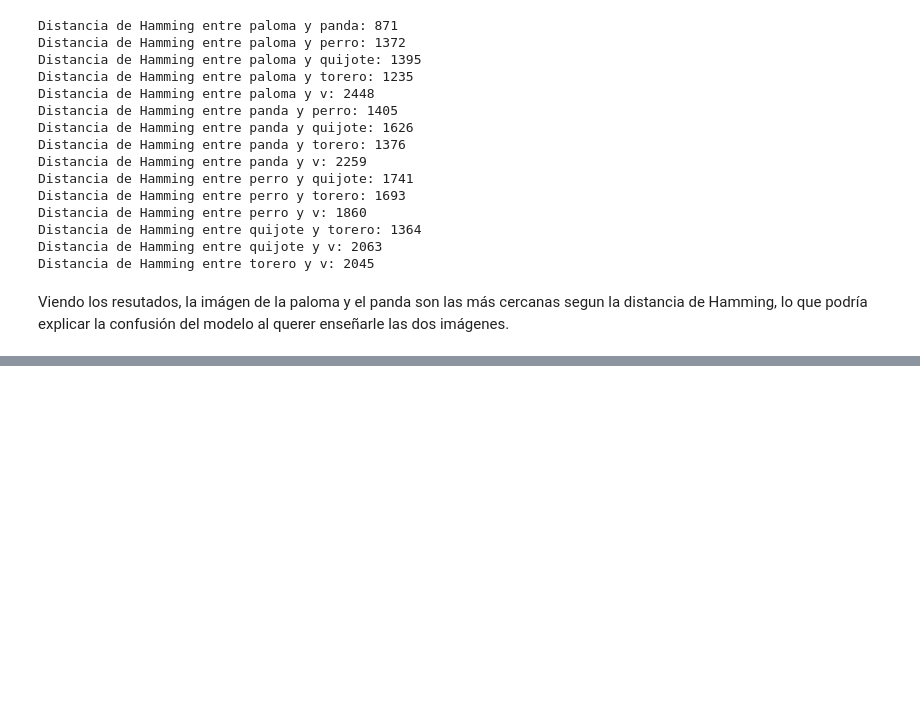
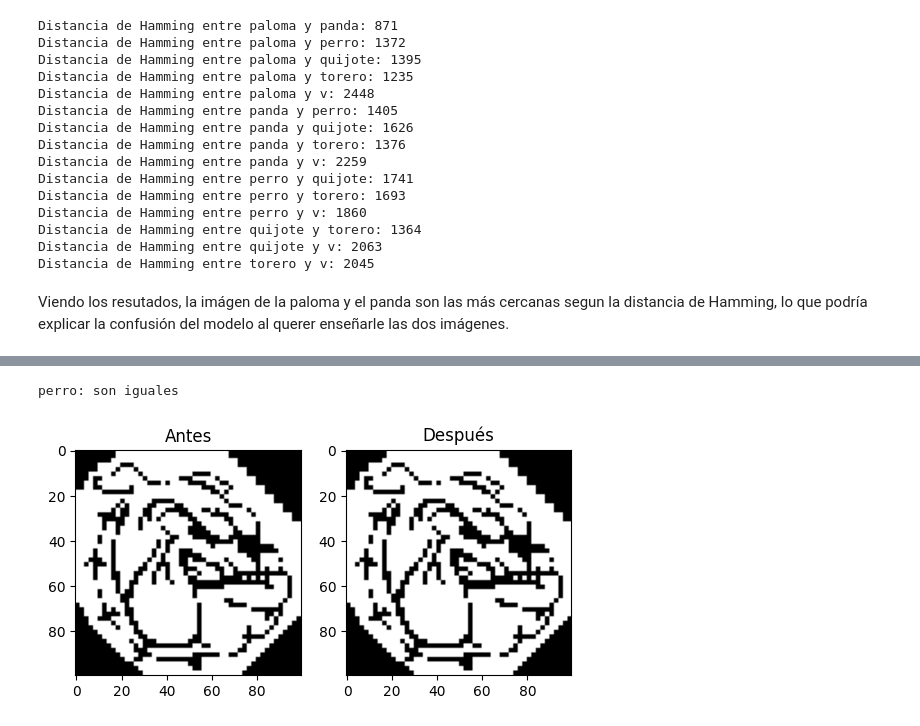
Before and after one commit to Icavicchioli/Redes-neuronales, a Jupyter notebook: Ej1_tp1.ipynb, the cells around one changed output, grey strips where cells are left out. Saved outputs shown, nothing was run; the diff lists cells and outputs as text; code cells hidden in the pictures; blank space fills up the shorter version.

```diff
--- a/Ej1_tp1.ipynb
+++ b/Ej1_tp1.ipynb
@@ -546,0 +575,6 @@ En resumen, la red de 60x60 no fue capaz de aprender todas las imágenes, y se c
+# %%
+step = chequear_memoria("perro:",W3,perro_res)
+mostrar_par_antes_desp_img(perro_res,step,forma)
+# %% [output]
+perro: son iguales
+[figure, added]
```
Also changed, not shown: parts of 12 cells of this notebook, 1 other file.
